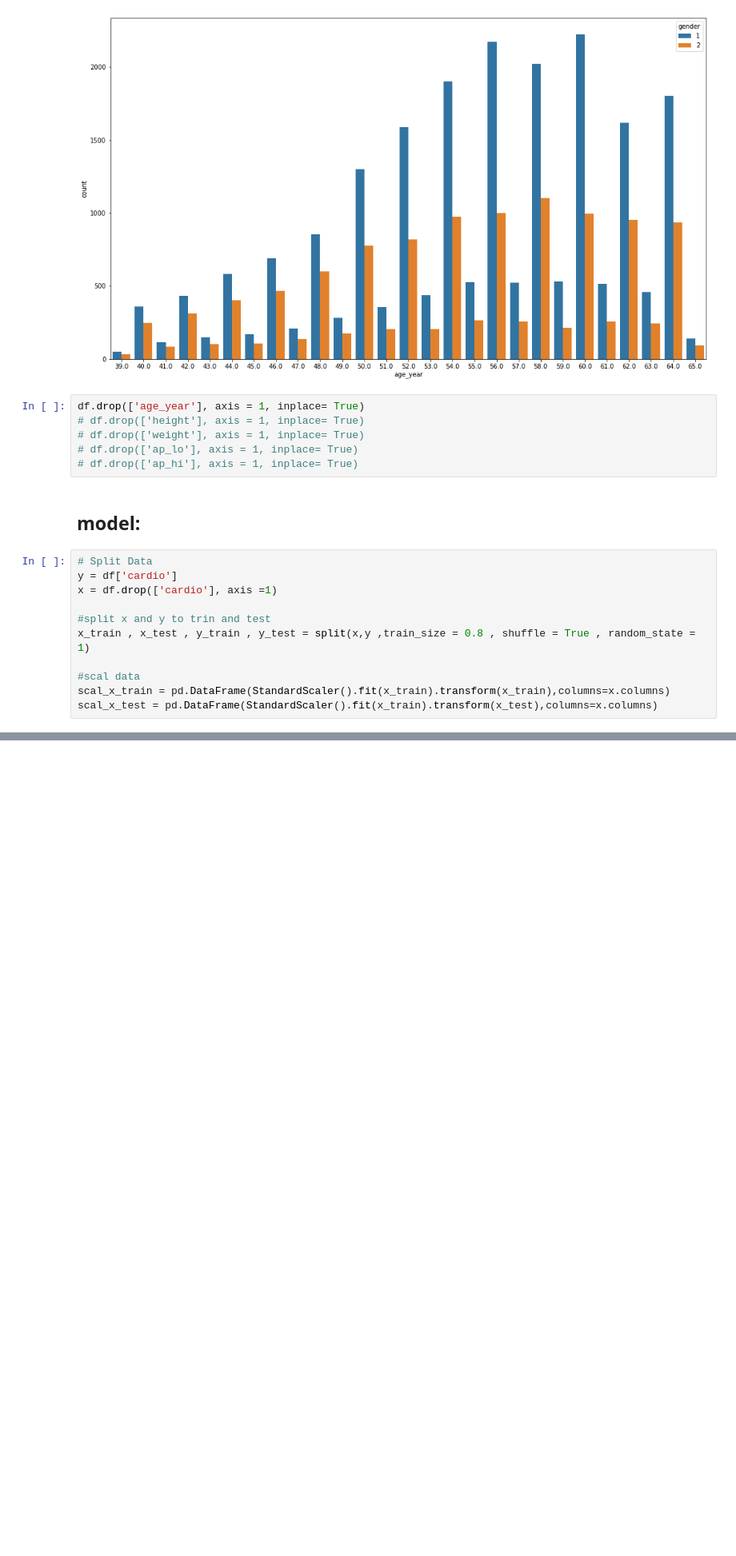
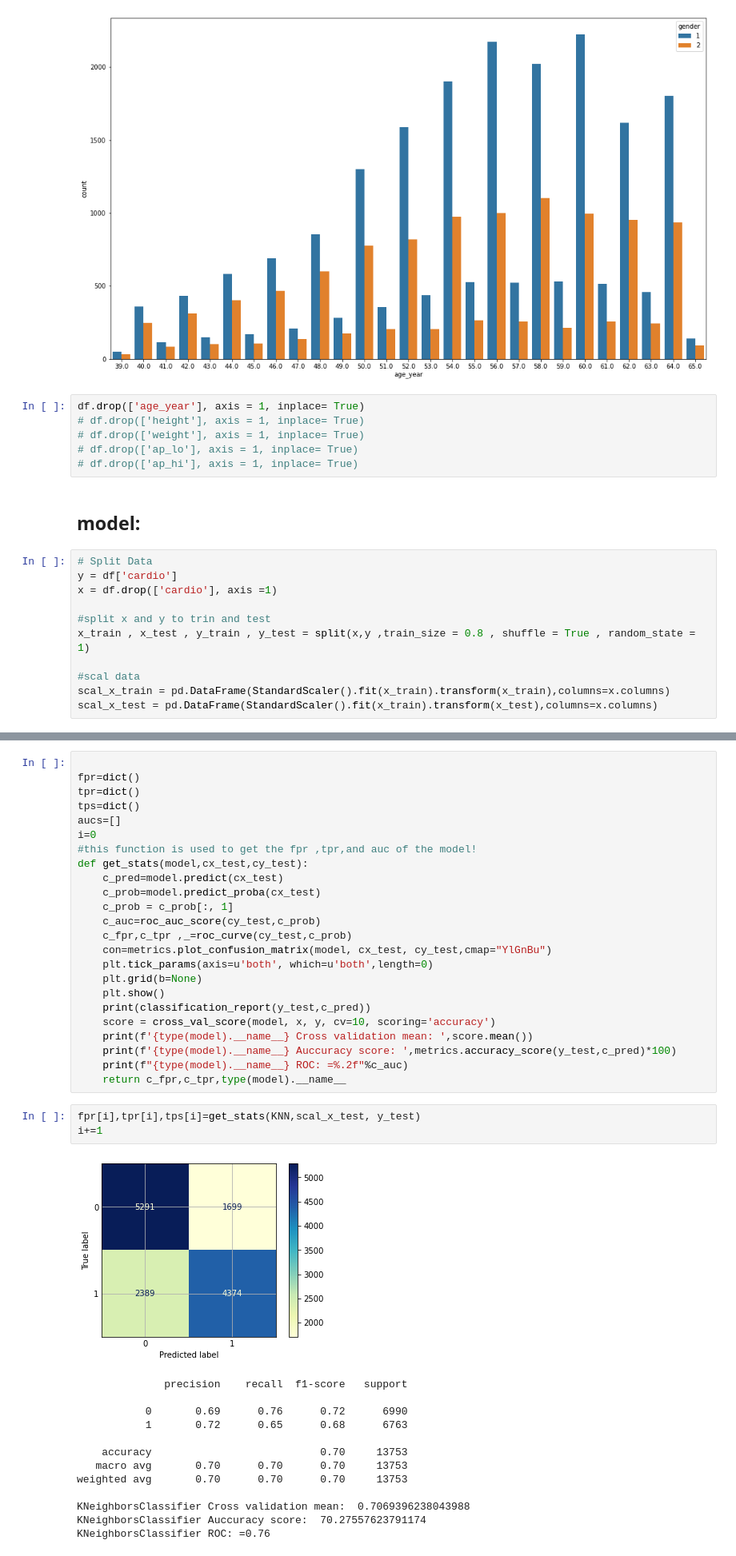
Before and after one commit to ortrsa/Data_Science_Final_Project, a Jupyter notebook: Notebook3-classification.ipynb, the cells around one changed output, grey strips where cells are left out. Shown at 80% size. Saved outputs shown, nothing was run; the diff lists cells and outputs as text; blank space fills up the shorter version.

```diff
--- a/Notebook3-classification.ipynb
+++ b/Notebook3-classification.ipynb
@@ -220,0 +263,41 @@ x_train
+# %%
+
+fpr=dict()
+tpr=dict()
+tps=dict()
+aucs=[]
+i=0
+#this function is used to get the fpr ,tpr,and auc of the model!
+def get_stats(model,cx_test,cy_test):
+    c_pred=model.predict(cx_test)
+    c_prob=model.predict_proba(cx_test)
+    c_prob = c_prob[:, 1]
+    c_auc=roc_auc_score(cy_test,c_prob)
+    c_fpr,c_tpr ,_=roc_curve(cy_test,c_prob)
+    con=metrics.plot_confusion_matrix(model, cx_test, cy_test,cmap="YlGnBu")
+    plt.tick_params(axis=u'both', which=u'both',length=0)
+    plt.grid(b=None)
+    plt.show()
+    print(classification_report(y_test,c_pred))
+    score = cross_val_score(model, x, y, cv=10, scoring='accuracy')
+    print(f'{type(model).__name__} Cross validation mean: ',score.mean())
+    print(f'{type(model).__name__} Auccuracy score: ',metrics.accuracy_score(y_test,c_pred)*100)
+    print(f"{type(model).__name__} ROC: =%.2f"%c_auc)
+    return c_fpr,c_tpr,type(model).__name__
+# %%
+fpr[i],tpr[i],tps[i]=get_stats(KNN,scal_x_test, y_test)
+i+=1
+# %% [output]
+[figure, added]
+              precision    recall  f1-score   support
+
+           0       0.69      0.76      0.72      6990
+           1       0.72      0.65      0.68      6763
+
+    accuracy                           0.70     13753
+   macro avg       0.70      0.70      0.70     13753
+weighted avg       0.70      0.70      0.70     13753
+
+KNeighborsClassifier Cross validation mean:  0.7069396238043988
+KNeighborsClassifier Auccuracy score:  70.27557623791174
+KNeighborsClassifier ROC: =0.76
```
Also changed, not shown: parts of 8 cells of this notebook.
